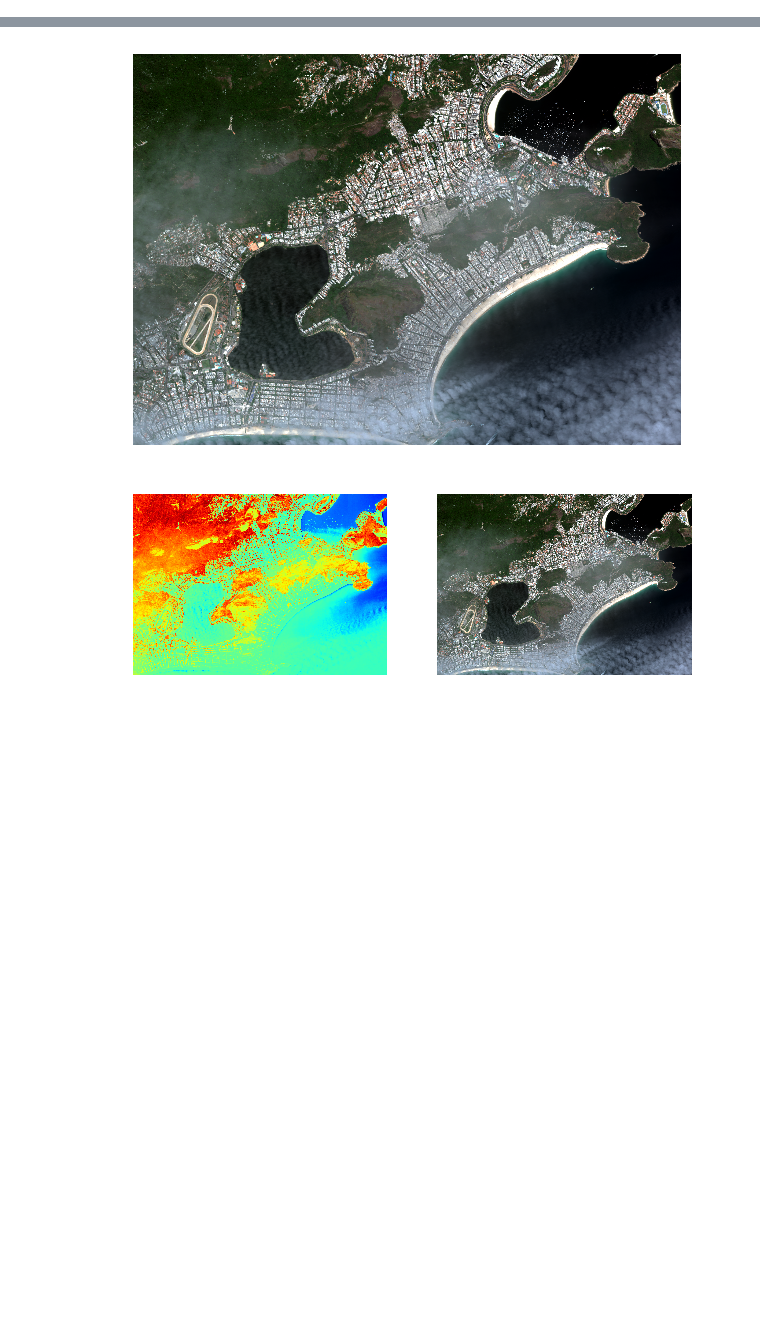
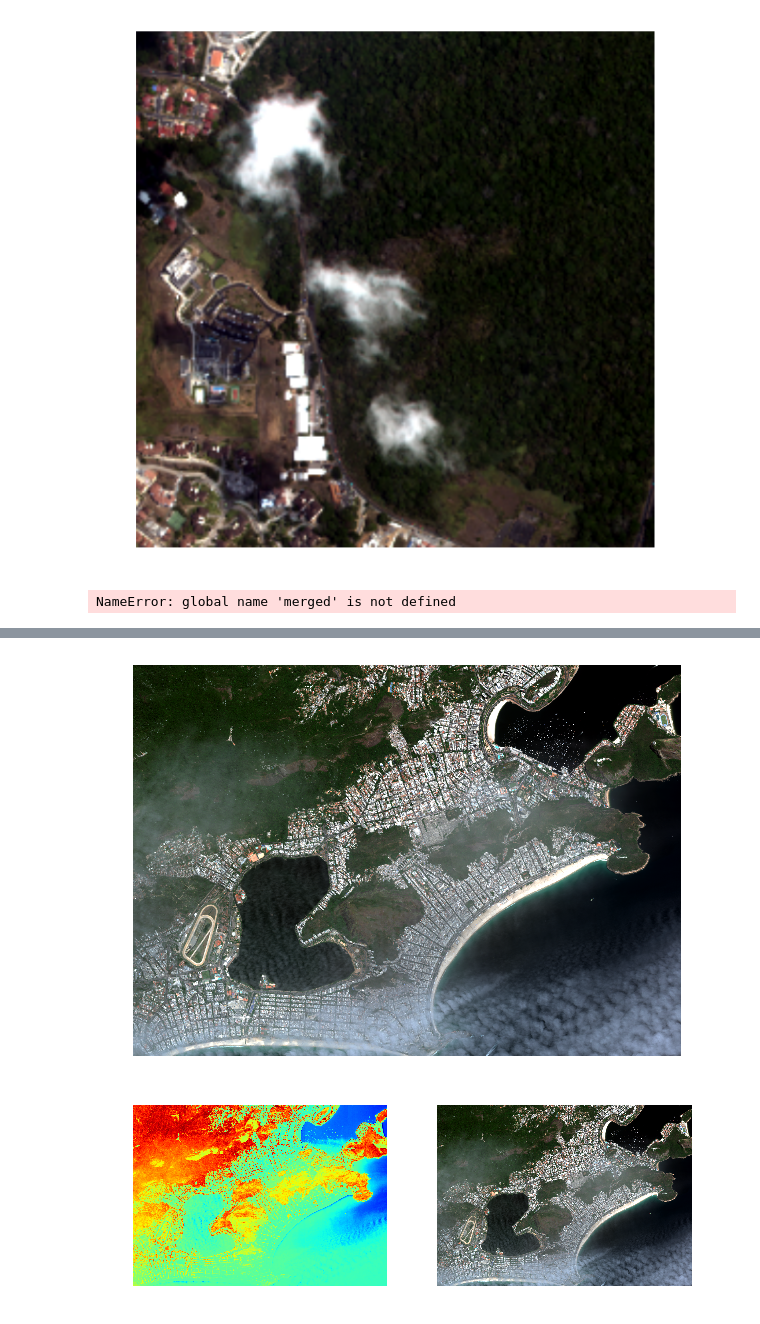
Before and after one commit to timbr-io/idaho-notebooks, a Jupyter notebook: GBDX_IDAHO_map.ipynb, the cells around one changed output, grey strips where cells are left out. Drawn from its saved outputs; the diff is of its cells as text; code cells hidden in the pictures; blank space fills up the shorter version.

```diff
--- a/GBDX_IDAHO_map.ipynb
+++ b/GBDX_IDAHO_map.ipynb
@@ -65,3 +93,33 @@ for k, p in chips.iteritems():
+# %%
+def stretch(rgb):
+    lims = np.percentile(rgb,(2,98),axis=(0,1))
+    for x in xrange(len(rgb[0,0,:])):
+        top = lims[:,x][1]
+        bottom = lims[:,x][0]
+        rgb[:,:,x] = (rgb[:,:,x]-bottom)/float(top-bottom)
+    return np.clip(rgb,0,1)
+
+def render(tif, w=7, h=7):
+    with rasterio.drivers():
+        with rasterio.open(tif) as src:
+            b, g, r = src.read([2,3,4], masked=True).astype(np.float32)
+
+    rgb = stretch(np.dstack([r,g,b]))
+    plt.figure(figsize=(w,h))
+    plt.axis('off')
+    plt.grid('off')
+    plt.imshow(rgb)
+    plt.show()
+
+@widgets.interact(idx=widgets.IntSlider(value=0, min=0, max=len(idaho_map.merged)-1))
+def show_frame(idx):
+    render(idaho_map.merged[idx])
+# %% [output]
+[figure, added]
+# %%
+create_index(idaho_map.merged[0], 'NDVI')
+# %% [output]
+NameError: global name 'merged' is not defined
 # %%
 import requests
 import os
```
Also changed, not shown: parts of 13 cells of this notebook, 1 other file.
